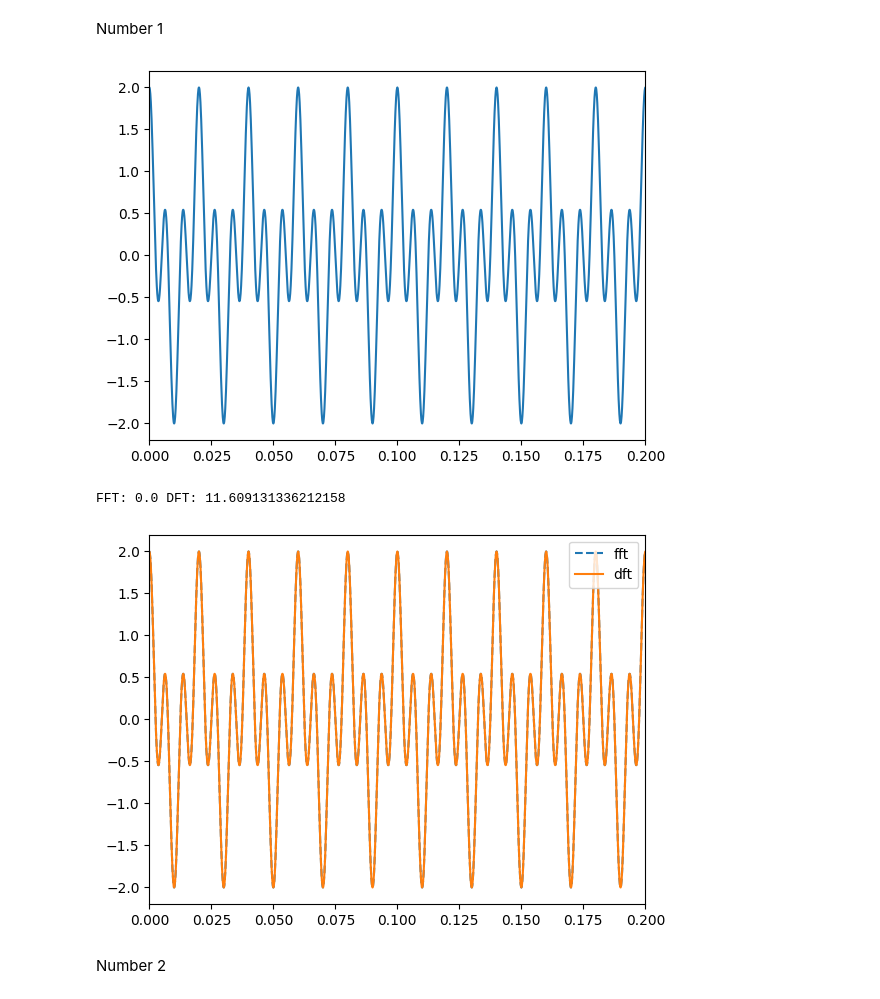
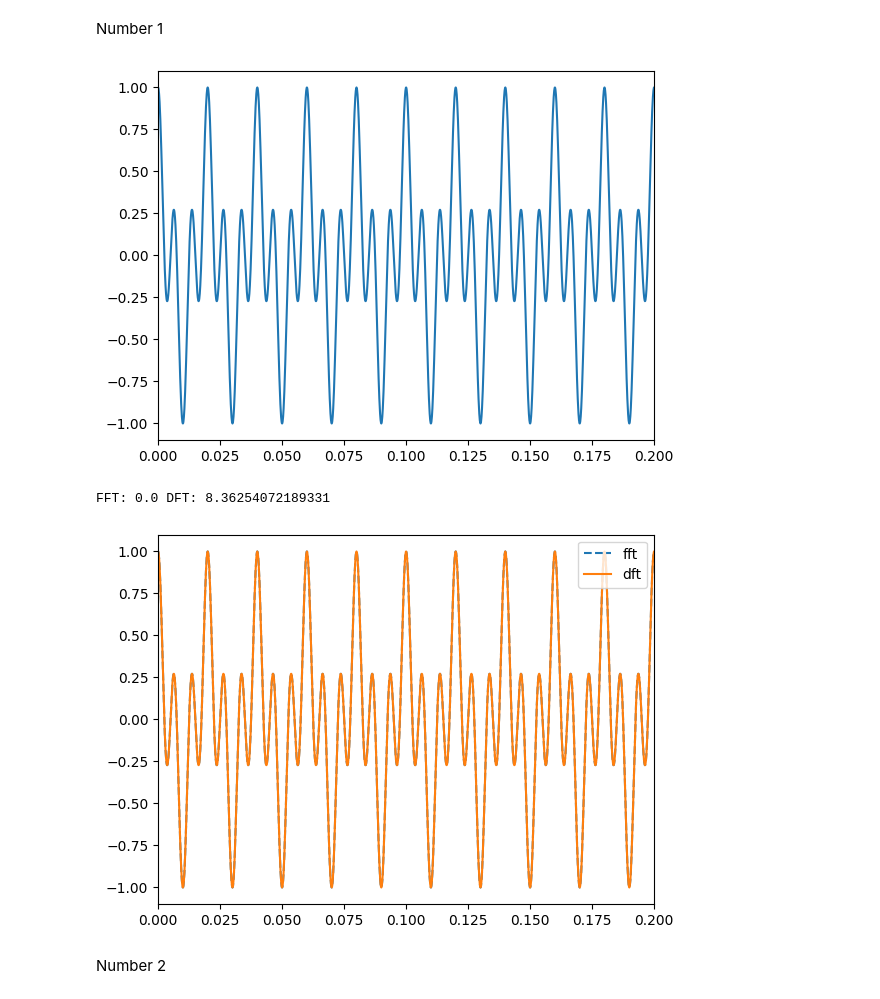
Before and after one commit to NikitaGoltsev/Digital_signals, a Jupyter notebook: lab2.ipynb, the cells around one changed output. Drawn from its saved outputs; the diff is of its cells as text; code cells hidden in the pictures.

```diff
--- a/lab2.ipynb
+++ b/lab2.ipynb
@@ -17,21 +17,21 @@ Number 1
 # %%
 #Объявление констант
 num_point = 10000
 t0 = 0
 t1 = 1
 f_cos1 = 50
-f_cos2 = 150
+f_cos2 = 100
 w1 = 2*np.pi*f_cos1
 w2 = 2*np.pi*f_cos2
 
 #Создание сигнала и дискретной шкалы времени
 t_cos = np.linspace(t0, t1, num_point)
-y = np.cos(w1*t_cos) + np.cos(w2*t_cos)
+y = np.cos(w1*t_cos) * np.cos(w2*t_cos)
 plt.plot(t_cos, y)
 plt.xlim(0, 0.2)
 plt.show()
 # %% [output]
-[figure, old version]
+[figure, new version]
 # %%
 #Подсчёт времени FFT
 start_time = time.time()
@@ -47,7 +47,7 @@ time_DFT = end_time - start_time
 print("FFT:", time_FFT,
       "DFT:", time_DFT)
 # %% [output]
-FFT: 0.0 DFT: 11.609131336212158
+FFT: 0.0 DFT: 8.36254072189331
 # %%
 #Обратное преобразование и сравнение
 y1 = np.fft.ifft(y_fft)
@@ -58,7 +58,7 @@ plt.xlim(0, 0.2)
 plt.legend()
 plt.show()
 # %% [output]
-[figure, old version]
+[figure, new version]
 # %% [markdown]
 Number 2
 # %%
```
Also changed, not shown: parts of 4 cells of this notebook, 1 other file.
